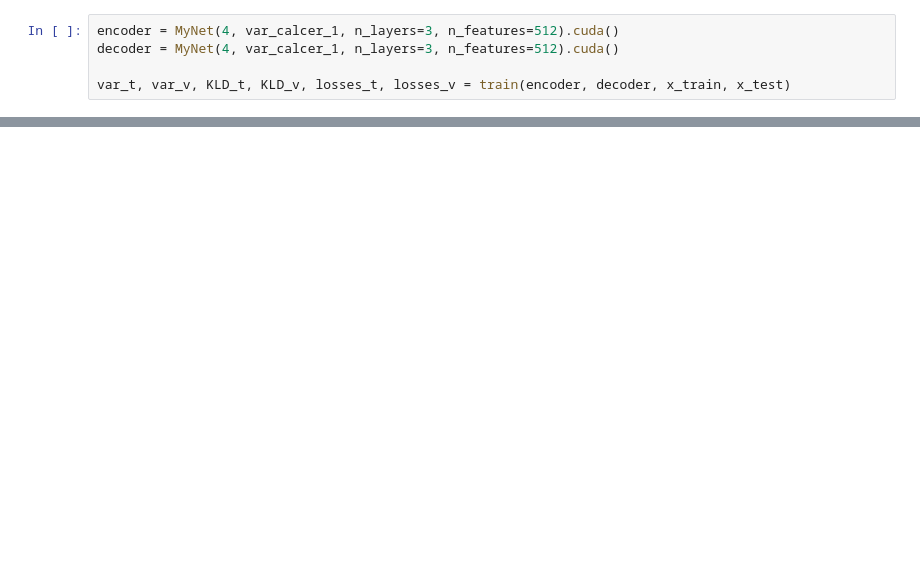
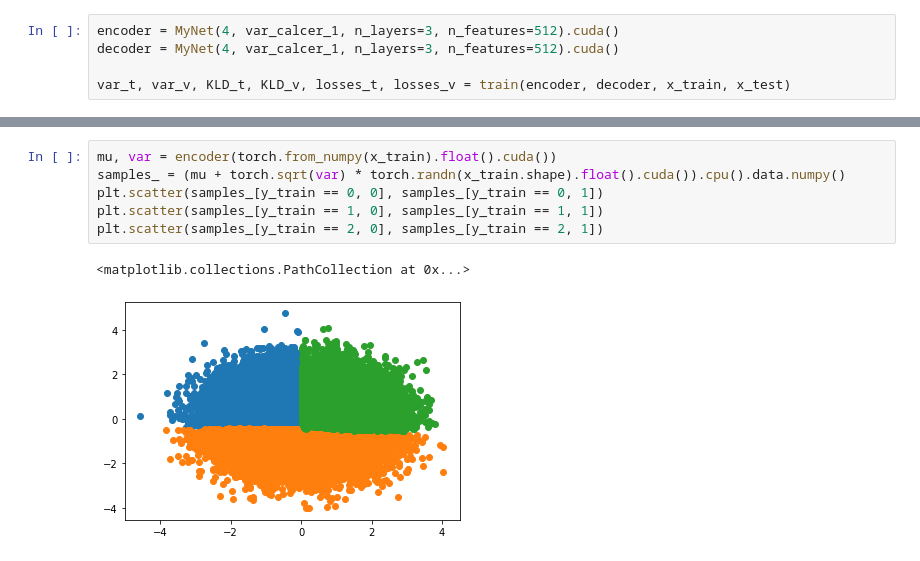
Before and after one commit to Hotckiss/DUL, a Jupyter notebook: hw3_2.ipynb, the cells around one changed output, grey strips where cells are left out. Cells and saved outputs as stored; diff of their text form; blank space fills up the shorter version.

```diff
--- a/hw3_2.ipynb
+++ b/hw3_2.ipynb
@@ -164,0 +169,9 @@ plot_samples(x, mu_x)
+# %%
+mu, var = encoder(torch.from_numpy(x_train).float().cuda())
+samples_ = (mu + torch.sqrt(var) * torch.randn(x_train.shape).float().cuda()).cpu().data.numpy()
+plt.scatter(samples_[y_train == 0, 0], samples_[y_train == 0, 1])
+plt.scatter(samples_[y_train == 1, 0], samples_[y_train == 1, 1])
+plt.scatter(samples_[y_train == 2, 0], samples_[y_train == 2, 1])
+# %% [output]
+<matplotlib.collections.PathCollection at 0x...>
+[figure, added]
```
Also changed, not shown: parts of 11 cells of this notebook.
